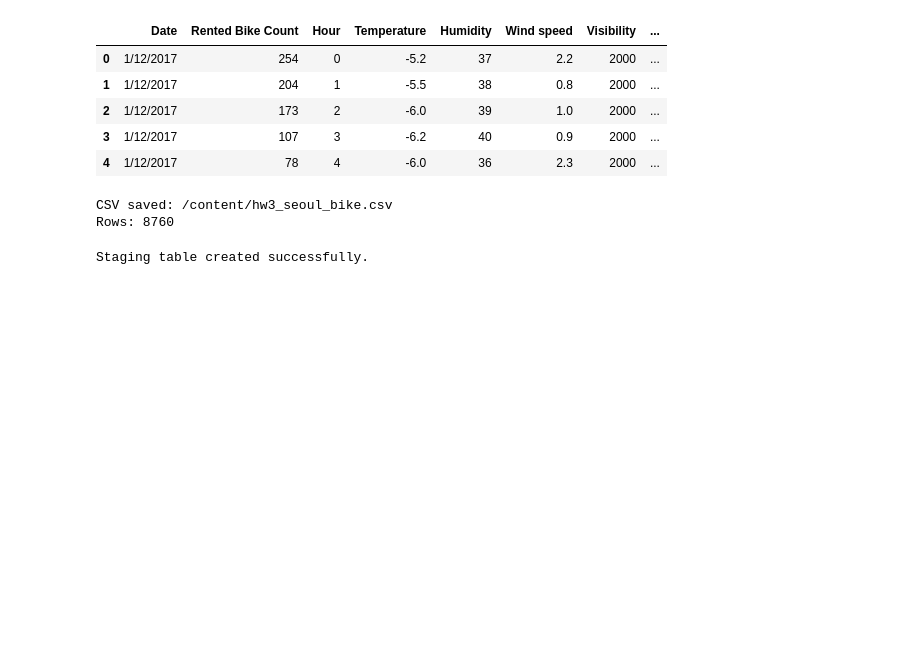
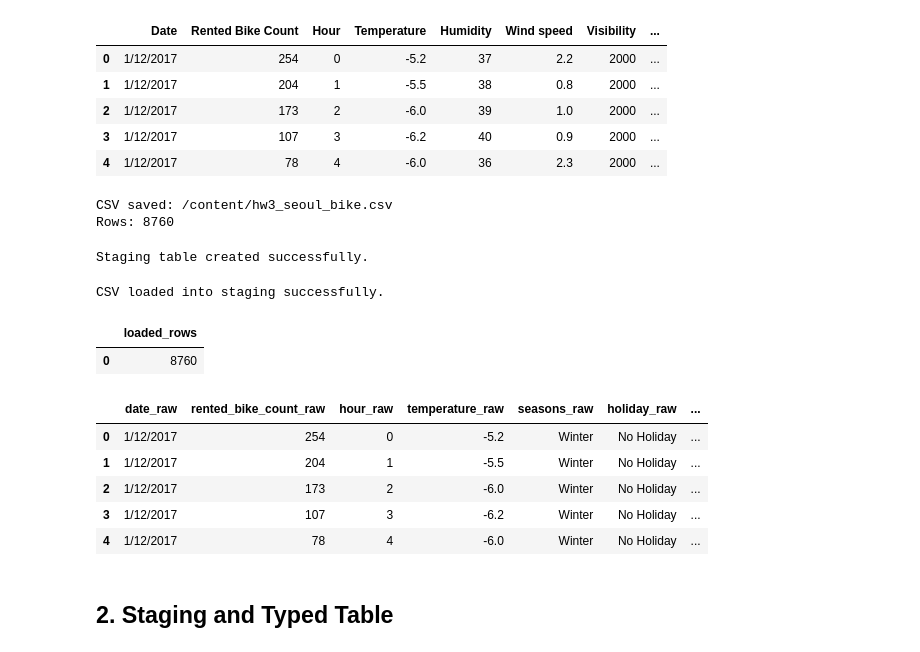
Before and after one commit to BorysZhyhalo/goit-rdb-hw-03, a Jupyter notebook: hw_3_data__loading_sql_dql.ipynb, the cells around one changed output. Cells and saved outputs as stored; diff of their text form; code cells hidden in the pictures; blank space fills up the shorter version.

```diff
--- a/hw_3_data__loading_sql_dql.ipynb
+++ b/hw_3_data__loading_sql_dql.ipynb
@@ -83,3 +83,75 @@ with engine.begin() as conn:
 print("Staging table created successfully.")
 # %% [output]
 Staging table created successfully.
+# %%
+raw_conn = engine.raw_connection()
+
+try:
+    with raw_conn.cursor() as cur:
+        with open(csv_path, "r", encoding="utf-8", newline="") as file:
+            cur.copy_expert(
+                """
+                COPY hw3_bike_staging (
+                    date_raw,
+                    rented_bike_count_raw,
+                    hour_raw,
+                    temperature_raw,
+                    humidity_raw,
+                    wind_speed_raw,
+                    visibility_raw,
+                    dew_point_temperature_raw,
+                    solar_radiation_raw,
+                    rainfall_raw,
+                    snowfall_raw,
+                    seasons_raw,
+                    holiday_raw,
+                    functioning_day_raw
+                )
+                FROM STDIN
+                WITH (
+                    FORMAT csv,
+                    HEADER true,
+                    DELIMITER ','
+                );
+                """,
+                file
+            )
+
+    raw_conn.commit()
+
+finally:
+    raw_conn.close()
+
+print("CSV loaded into staging successfully.")
+# %% [output]
+CSV loaded into staging successfully.
+# %%
+pd.read_sql("""
+    SELECT COUNT(*) AS loaded_rows
+    FROM hw3_bike_staging;
+""", engine)
+# %% [output]
+|  | loaded_rows |
+| 0 | 8760 |
+# %%
+pd.read_sql("""
+    SELECT
+        date_raw,
+        rented_bike_count_raw,
+        hour_raw,
+        temperature_raw,
+        seasons_raw,
+        holiday_raw,
+        functioning_day_raw
+    FROM hw3_bike_staging
+    LIMIT 5;
+""", engine)
+# %% [output]
+|  | date_raw | rented_bike_count_raw | hour_raw | temperature_raw | seasons_raw | holiday_raw | ... |
+| 0 | 1/12/2017 | 254 | 0 | -5.2 | Winter | No Holiday | ... |
+| 1 | 1/12/2017 | 204 | 1 | -5.5 | Winter | No Holiday | ... |
+| 2 | 1/12/2017 | 173 | 2 | -6.0 | Winter | No Holiday | ... |
+| 3 | 1/12/2017 | 107 | 3 | -6.2 | Winter | No Holiday | ... |
+| 4 | 1/12/2017 | 78 | 4 | -6.0 | Winter | No Holiday | ... |
+# %% [markdown]
+## 2. Staging and Typed Table
```
